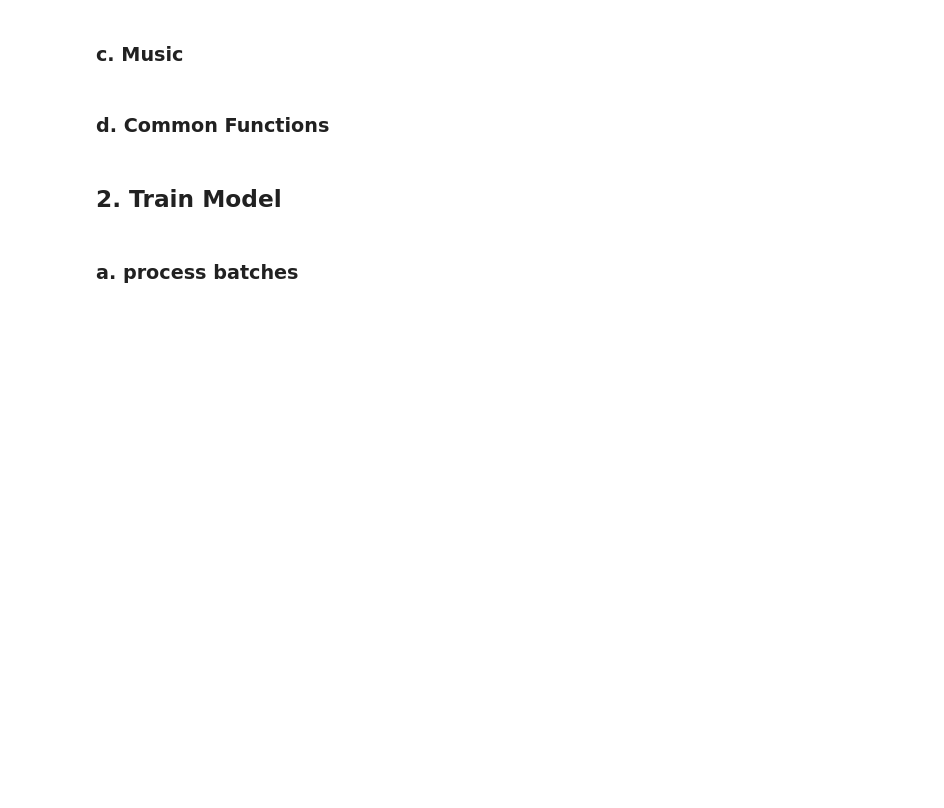
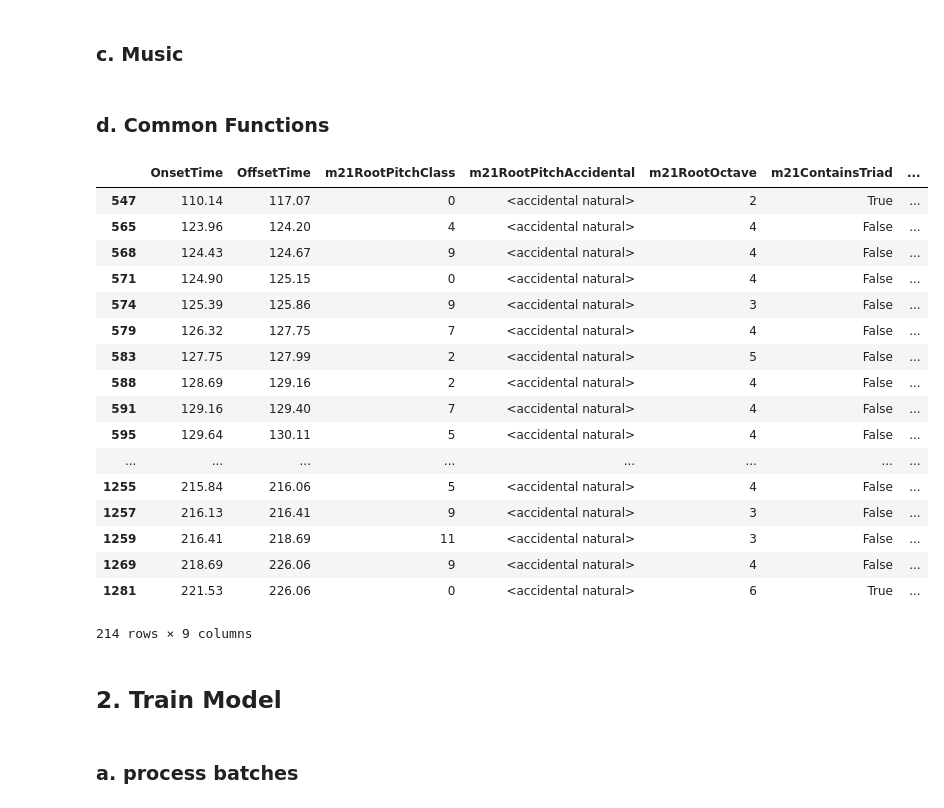
Before and after one commit to MickyDowns/deep-keras-music-net, a Jupyter notebook: music_study_aid.ipynb, the cells around one changed output. Cells and saved outputs as stored; diff of their text form; code cells hidden in the pictures; blank space fills up the shorter version.

Commit message:
chord and note nets working

```diff
--- a/music_study_aid.ipynb
+++ b/music_study_aid.ipynb
@@ -40,7 +41,7 @@ import music21 as m21
 # Globals
 # %%
 # pitches, notes
-NOTES = ['C', 'C#', 'D', 'D#', 'E', 'F', 'F#', 'G', 'G#', 'A', 'A#', 'B']
+NOTE_CLASSES = ['C', 'C#', 'D', 'D#', 'E', 'F', 'F#', 'G', 'G#', 'A', 'A#', 'B']
 NUM_PITCH_CLASS = len(NOTES)
 NUM_MIDI_PITCH = 127               # range of audible sounds
 RANGE_PIANO_PITCH = range(21,109)  # 88 notes (12 notes * 7.25 octave scale), midi 21:108
@@ -339,6 +297,0 @@ for i in range(len(seq)): format_xy("chord", seq[i], i, folds[i])
-# %%
-# generate note and chord y's
-
-tstMus = ['data/AkPnBcht/MUS/MAPS_MUS-alb_se3_AkPnBcht.wav', 'data/AkPnBcht/MUSMAPS_MUS-bach_846_AkPnBcht.wav']
-
-for i in range(len(tstMus)):
@@ -1123,25 +894,6 @@ def wav_to_chord_x_3(wav_file):
     return(mfccs chroma, wav_dur, chorma.shape[1])
 
 mfccs, chroma, wav_dur, wav_frames = wav_to_x('data/maps/AkPnCGdD/MUS/MAPS_MUS-chp_op18_AkPnCGdD.wav')
-# %%
-#chords = [[25, 29, 32], [47, 51, 54], [63, 67, 70], [101, 105, 108], [23, 27, 30], [87, 91, 94], [75, 79, 82]]
-
-chords = [[50,53,57],[62,66,69]]
-
-for i in chords:
-    print(m21.chord.Chord(i).pitchedCommonName)
-
-for i in chords[0]:
-    print(m21.note.Note(i).octave)
-
-chords = np.array([[0.50000432, 60],
-                  [0.50000432, 63],
-                  [0.50000432, 67],
-                  [1.10000432, 60],
-                  [1.10000432, 64],
-                  [1.10000432, 67]])
-
-mad.features.notes.write_notes(chords, 'data/sounds1')
 # %%
 # p 173 IO: Input/Output Processor which processes the input data with the input processor and pipes everything
 # into the given output processor. All Processors defined in the input chain are sequentially called with the
@@ -1352,3 +1114,24 @@ def txt_to_y(inFile, out_fmt='runTime', wav_dur=0, wav_frames=0, mode="savedFile
+# %%
+crd
+# %% [output]
+|  | OnsetTime | OffsetTime | m21RootPitchClass | m21RootPitchAccidental | m21RootOctave | m21ContainsTriad | ... |
+| 547 | 110.14 | 117.07 | 0 | <accidental natural> | 2 | True | ... |
+| 565 | 123.96 | 124.20 | 4 | <accidental natural> | 4 | False | ... |
+| 568 | 124.43 | 124.67 | 9 | <accidental natural> | 4 | False | ... |
+| 571 | 124.90 | 125.15 | 0 | <accidental natural> | 4 | False | ... |
+| 574 | 125.39 | 125.86 | 9 | <accidental natural> | 3 | False | ... |
+| 579 | 126.32 | 127.75 | 7 | <accidental natural> | 4 | False | ... |
+| 583 | 127.75 | 127.99 | 2 | <accidental natural> | 5 | False | ... |
+| 588 | 128.69 | 129.16 | 2 | <accidental natural> | 4 | False | ... |
+| 591 | 129.16 | 129.40 | 7 | <accidental natural> | 4 | False | ... |
+| 595 | 129.64 | 130.11 | 5 | <accidental natural> | 4 | False | ... |
+| ... | ... | ... | ... | ... | ... | ... | ... |
+| 1255 | 215.84 | 216.06 | 5 | <accidental natural> | 4 | False | ... |
+| 1257 | 216.13 | 216.41 | 9 | <accidental natural> | 3 | False | ... |
+| 1259 | 216.41 | 218.69 | 11 | <accidental natural> | 3 | False | ... |
+| 1269 | 218.69 | 226.06 | 9 | <accidental natural> | 4 | False | ... |
+| 1281 | 221.53 | 226.06 | 0 | <accidental natural> | 6 | True | ... |
+214 rows × 9 columns
 # %%
 def read_maps_note_file(txt_file):
     # reads text file into dataframe, sort and round
```
Also changed, not shown: parts of 26 cells of this notebook.
